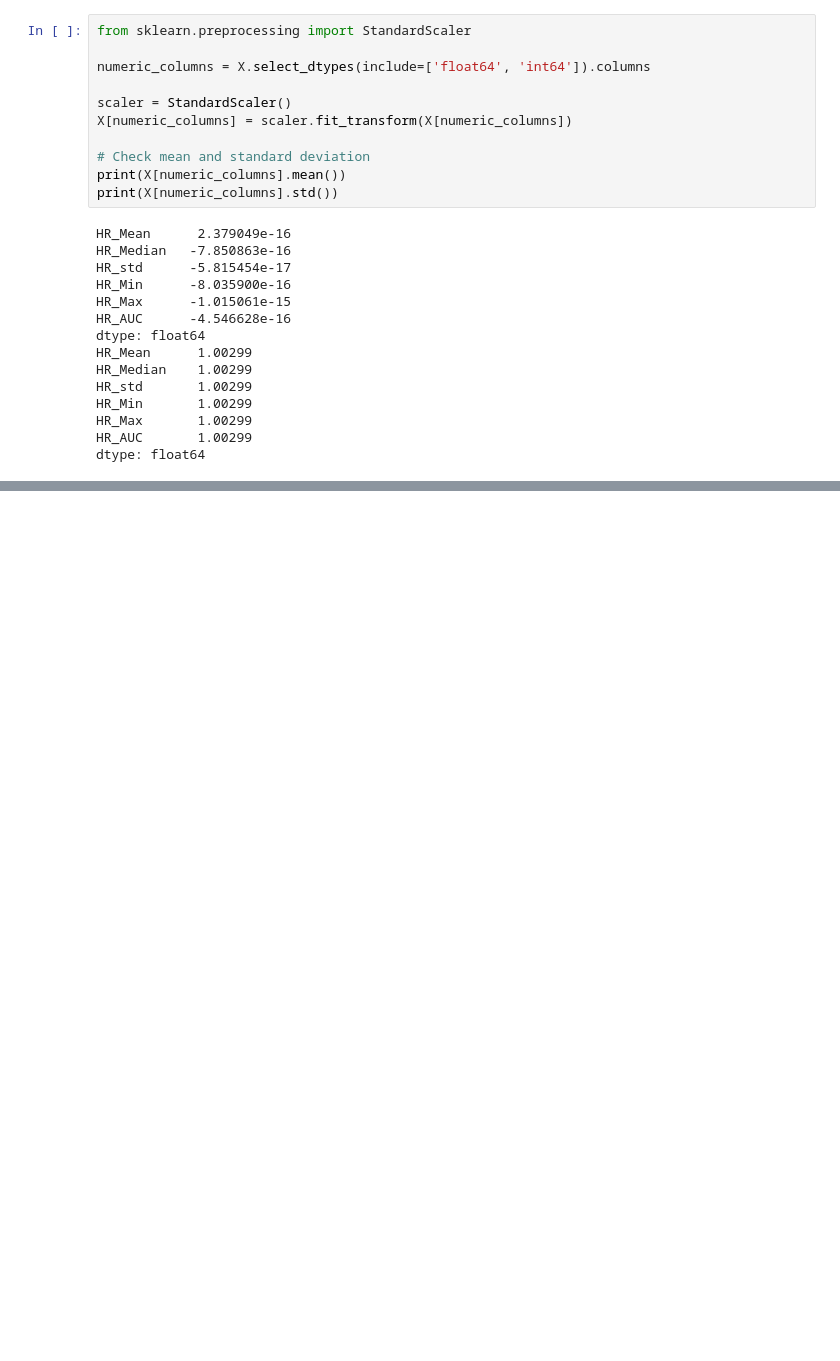
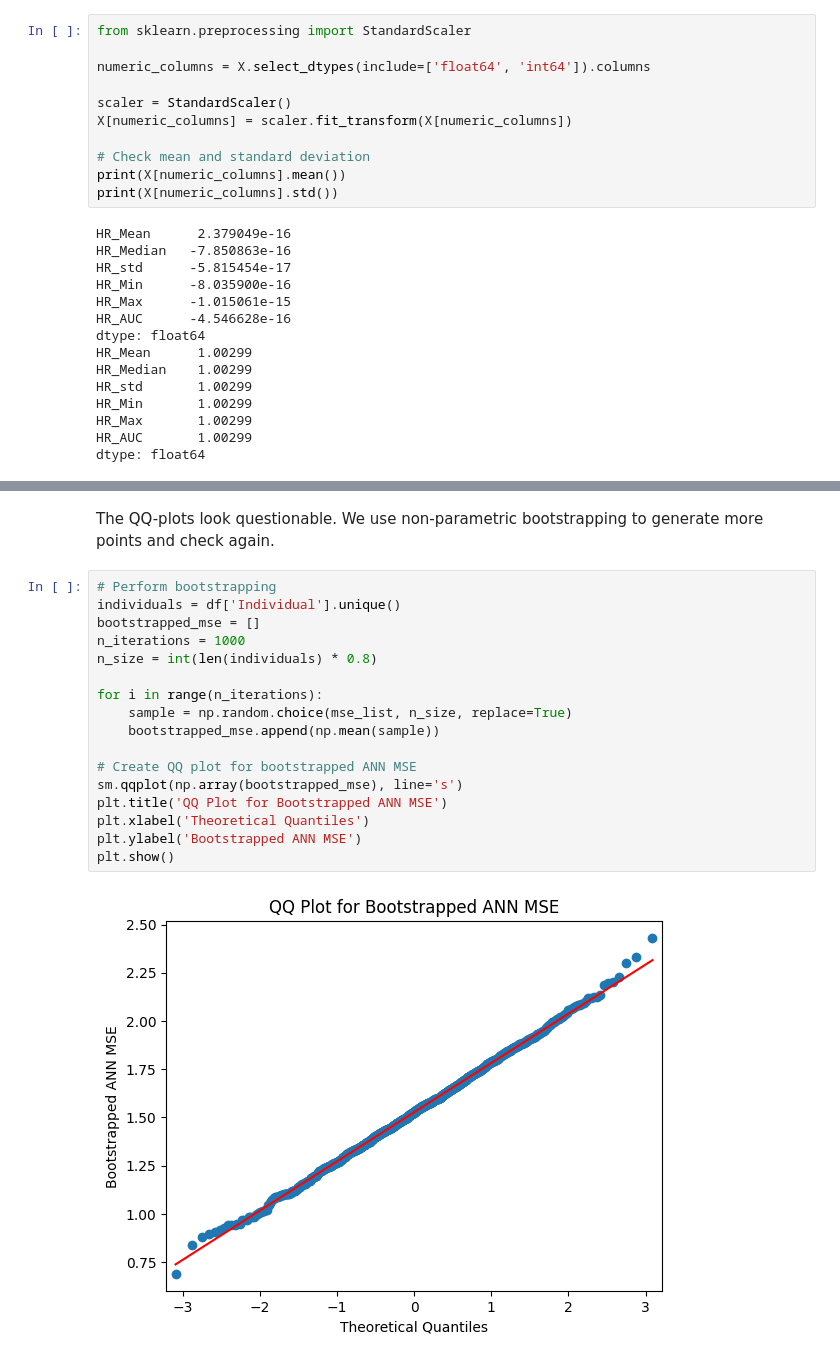
Before and after one commit to Mikel-Yu/02455-individual-project, a Jupyter notebook: Assignment_1_Task_2.ipynb, the cells around one changed output, grey strips where cells are left out. Cells and saved outputs as stored; diff of their text form; blank space fills up the shorter version.

```diff
--- a/Assignment_1_Task_2.ipynb
+++ b/Assignment_1_Task_2.ipynb
@@ -188,0 +468,21 @@ T-test statistic: -0.5605, p-value: 0.5799
+# %% [markdown]
+The QQ-plots look questionable. We use non-parametric bootstrapping to generate more points and check again.
+# %%
+# Perform bootstrapping
+individuals = df['Individual'].unique()
+bootstrapped_mse = []
+n_iterations = 1000
+n_size = int(len(individuals) * 0.8)
+
+for i in range(n_iterations):
+    sample = np.random.choice(mse_list, n_size, replace=True)
+    bootstrapped_mse.append(np.mean(sample))
+
+# Create QQ plot for bootstrapped ANN MSE
+sm.qqplot(np.array(bootstrapped_mse), line='s')
+plt.title('QQ Plot for Bootstrapped ANN MSE')
+plt.xlabel('Theoretical Quantiles')
+plt.ylabel('Bootstrapped ANN MSE')
+plt.show()
+# %% [output]
+[figure, added]
```
Also changed, not shown: parts of 41 cells of this notebook, 8 other files.
